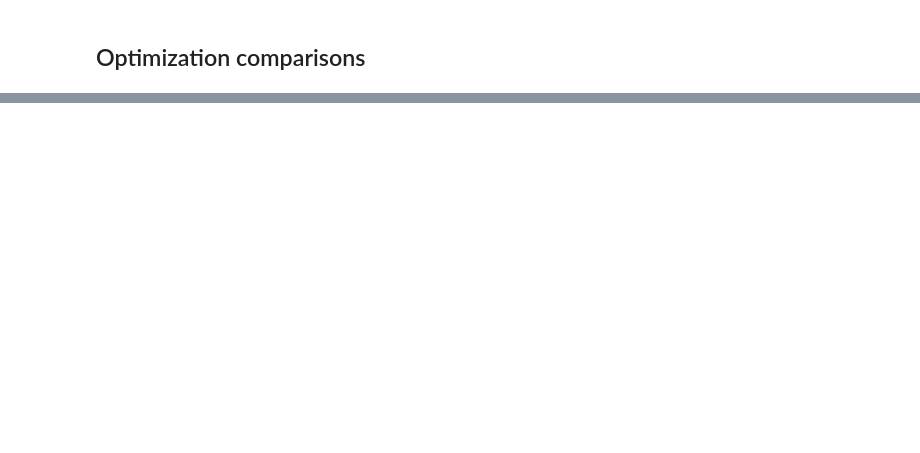
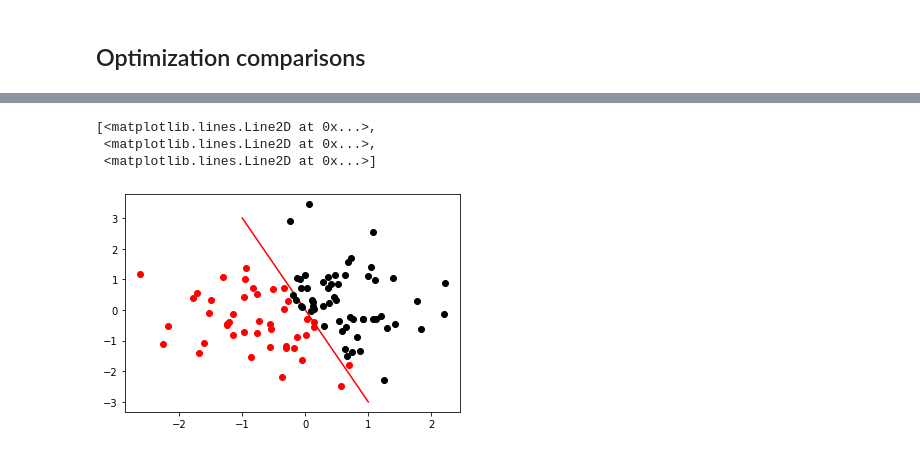
Before and after one commit to andmon97/numeircalMethods, a Jupyter notebook: Numerical Methods for Computer Science, exam January 19, 2022.ipynb, the cells around one changed output, grey strips where cells are left out. Cells and saved outputs as stored; diff of their text form; code cells hidden in the pictures; blank space fills up the shorter version.

```diff
--- a/Numerical Methods for Computer Science, exam January 19, 2022.ipynb
+++ b/Numerical Methods for Computer Science, exam January 19, 2022.ipynb
@@ -658,3 +658,15 @@ def steep_desc_backtracking(theta,alpha,c,p,tol,data):
 
     print('nit',nit,err,w1,b1)
     return theta31
+# %%
+x0 = np.array([-10.,10.,1.])
+opt = scipy.optimize.minimize(error_function,x0)
+print(opt.x)
+print(opt.nit,opt.fun)
+print("--- Steepest descent algorithm: ")
+optw = steep_desc(x0,0.05, 5e-6,data)
+print(optw,error_function(optw))
+
+print("--- Backtracking algorithm: ")
+optw1 = steep_desc_backtracking(x0,0.05, 1e-4, 0.9, 5e-12,data)
+print(optw,error_function(optw))
@@ -660,0 +682,13 @@ def steep_desc_backtracking(theta,alpha,c,p,tol,data):
+# %%
+def neuronoptw(x): return neuron(optw[0:2],optw[2],x)
+
+def neuronoptw1(x): return neuron(optw1[0:2],optw1[2],x);
+# %%
+datatest1w = np.array([p for p in dataset if neuronoptw(p)>0])
+datatest2w = np.array([p for p in dataset if neuronoptw(p)<0])
+matplotlib.pyplot.plot([-1,1],[3,-3],'r', datatest1[::,0], datatest1[::,1],'ko',  datatest2[::,0], datatest2[::,1],'ro')
+# %% [output]
+[<matplotlib.lines.Line2D at 0x...>,
+ <matplotlib.lines.Line2D at 0x...>,
+ <matplotlib.lines.Line2D at 0x...>]
+[figure, added]
```
Also changed, not shown: parts of 4 cells of this notebook.
